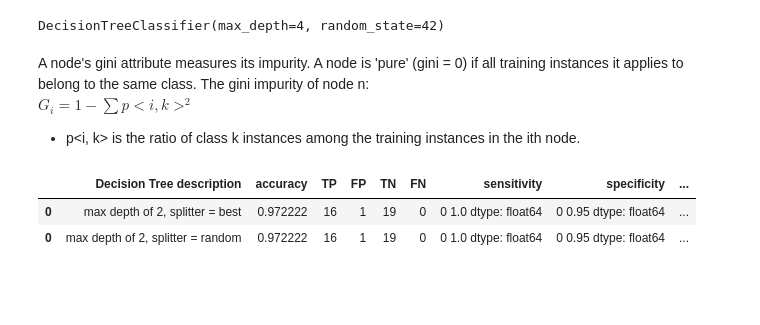
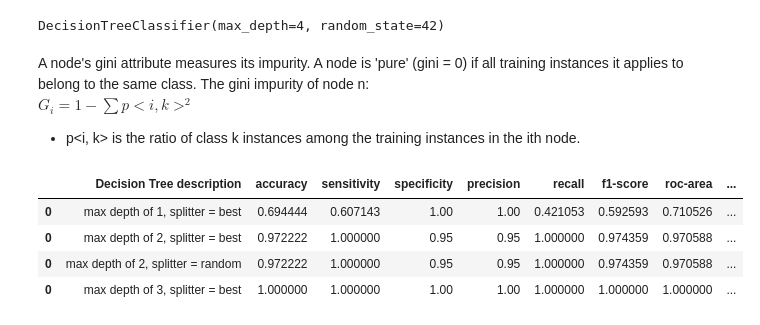
Before and after one commit to lascha212/F21DL, a Jupyter notebook: labs.ipynb, the cells around one changed output. Cells and saved outputs as stored; diff of their text form; code cells hidden in the pictures; blank space fills up the shorter version.

Commit message:
modified get_metrics function

```diff
--- a/labs.ipynb
+++ b/labs.ipynb
@@ -934,14 +934,14 @@ def get_metrics(name, y_true, y_pred):
     con_matrix = confusion_matrix(y_true, y_pred)
 
     # True Positive, False Positive, True Negative, False Negative
-    metrics['TP'] = [con_matrix[0][0]]
-    metrics['FP'] = [con_matrix[0][1]]
-    metrics['TN'] = [con_matrix[1][1]]
-    metrics['FN'] = [con_matrix[1][0]]
+    tp = con_matrix[0][0]
+    fp = con_matrix[0][1]
+    tn = con_matrix[1][1]
+    fn = con_matrix[1][0]
 
     # Sensitivity & Specificity
-    metrics['sensitivity'] = [metrics['TP'] / (metrics['TP'] + metrics['FN'])]
-    metrics['specificity'] = [metrics['TN'] / (metrics['TN'] + metrics['FP'])]
+    metrics['sensitivity'] = tp / (tp + fn)
+    metrics['specificity'] = tn / (tn + fp)
 
     # For recall & precision.
     from sklearn.metrics import precision_score, recall_score
@@ -1028,14 +1028,25 @@ def plot_decision_boundary(clf, X, y, axes=[0, 7.5, 0, 3], iris=True, legend=Fal
 outcomes = pd.DataFrame()  # Save the outcomes to a table.
 # %%
 # Decision Trees with max depth 2:
+max_depth = 1
+tree_clf = DecisionTreeClassifier(max_depth=max_depth, random_state=42)
+outcomes = compute_metrics('max depth of 1, splitter = best', tree_clf)
+
 max_depth = 2
-
 tree_clf = DecisionTreeClassifier(max_depth=max_depth, random_state=42)
-outcomes = compute_metrics('max depth of 2, splitter = best', tree_clf)
+outcomes = pd.concat([outcomes, compute_metrics('max depth of 2, splitter = best', tree_clf)], axis=0)
 
 tree_clf = DecisionTreeClassifier(max_depth=max_depth, random_state=42, splitter='random')
-pd.concat([outcomes, compute_metrics('max depth of 2, splitter = random', tree_clf)], axis=0)
+outcomes = pd.concat([outcomes, compute_metrics('max depth of 2, splitter = random', tree_clf)], axis=0)
+
+max_depth = 3
+tree_clf = DecisionTreeClassifier(max_depth=max_depth, random_state=42)
+outcomes = pd.concat([outcomes, compute_metrics('max depth of 3, splitter = best', tree_clf)], axis=0)
+
+outcomes
 # %% [output]
-|  | Decision Tree description | accuracy | TP | FP | TN | FN | sensitivity | specificity | ... |
-| 0 | max depth of 2, splitter = best | 0.972222 | 16 | 1 | 19 | 0 | 0 1.0 dtype: float64 | 0 0.95 dtype: float64 | ... |
-| 0 | max depth of 2, splitter = random | 0.972222 | 16 | 1 | 19 | 0 | 0 1.0 dtype: float64 | 0 0.95 dtype: float64 | ... |
+|  | Decision Tree description | accuracy | sensitivity | specificity | precision | recall | f1-score | roc-area | ... |
+| 0 | max depth of 1, splitter = best | 0.694444 | 0.607143 | 1.00 | 1.00 | 0.421053 | 0.592593 | 0.710526 | ... |
+| 0 | max depth of 2, splitter = best | 0.972222 | 1.000000 | 0.95 | 0.95 | 1.000000 | 0.974359 | 0.970588 | ... |
+| 0 | max depth of 2, splitter = random | 0.972222 | 1.000000 | 0.95 | 0.95 | 1.000000 | 0.974359 | 0.970588 | ... |
+| 0 | max depth of 3, splitter = best | 1.000000 | 1.000000 | 1.00 | 1.00 | 1.000000 | 1.000000 | 1.000000 | ... |
```
